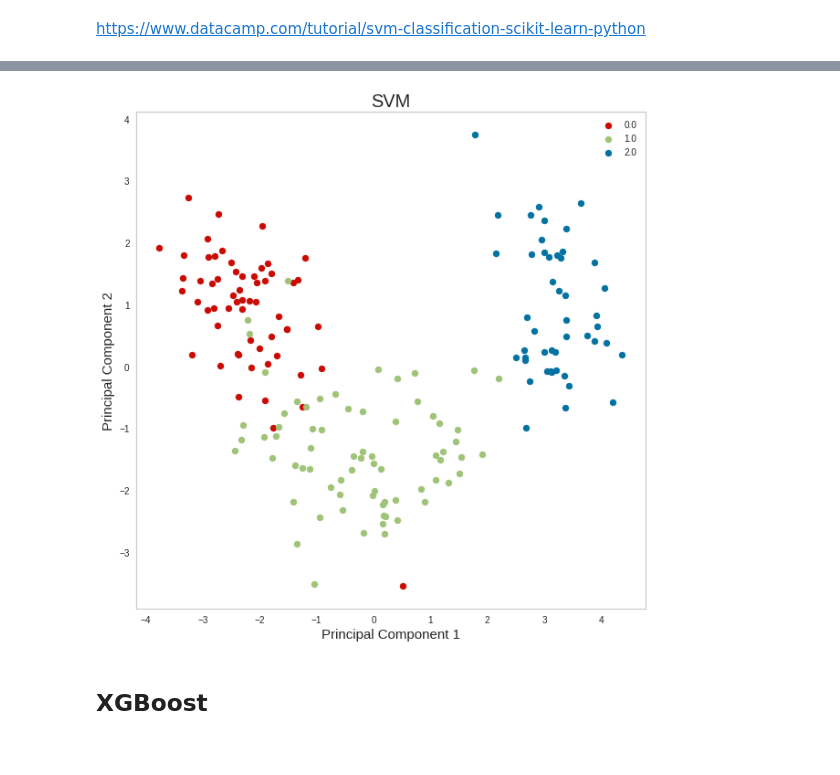
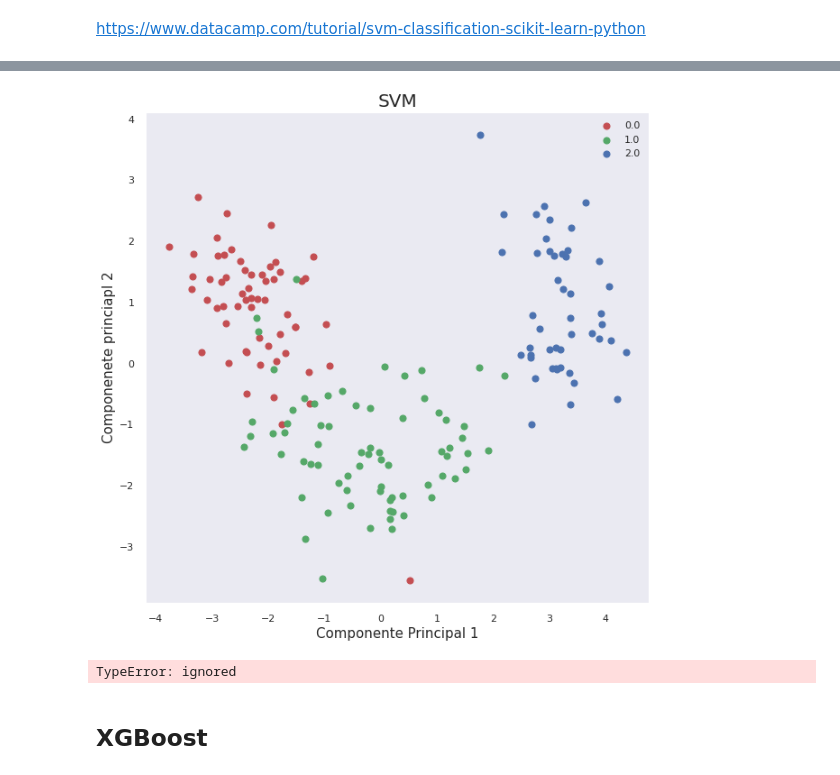
Before and after one commit to JMML2021/Sprint-7.-Algoritmes-d-aprenentatge-supervisat-Classificaci-, a Jupyter notebook: Sprint_7_Algoritmes_d’aprenentatge_supervisat_Classificacio.ipynb, the cells around one changed output, grey strips where cells are left out. Cells and saved outputs as stored; diff of their text form; code cells hidden in the pictures.

```diff
--- a/Sprint_7_Algoritmes_d’aprenentatge_supervisat_Classificacio.ipynb
+++ b/Sprint_7_Algoritmes_d’aprenentatge_supervisat_Classificacio.ipynb
@@ -430,22 +455,33 @@ metricasEjercicio2.append(['SVM', metrics.accuracy_score(y_test, y_pred),
 # %%
-# Show the graphics.
+# Muestro los Datos:
+
 fig = plt.figure(figsize = (10,10))
 ax = fig.add_subplot(1,1,1)
-ax.set_xlabel('Principal Component 1', fontsize = 15)
-ax.set_ylabel('Principal Component 2', fontsize = 15)
+ax.set_xlabel('Componente Principal 1', fontsize = 15)
+ax.set_ylabel('Componenete princiapl 2', fontsize = 15)
 ax.set_title('SVM', fontsize = 20)
 targets = [0.0, 1.0, 2.0]
 colors = ['r', 'g', 'b']
 for target, color in zip(targets,colors):
     indicesToKeep = finalDf['target'] == target
     ax.scatter(finalDf.loc[indicesToKeep, 'PC 1']
                , finalDf.loc[indicesToKeep, 'PC 2']
                , c = color
                , s = 50)
 ax.legend(targets)
 ax.grid()
 # %% [output]
-[figure, old version]
+[figure, new version]
+# %%
+# Dibujar Matriz de Confusion
+
+confusion_matrix = confusion_matrix(y_test, y_pred)
+print(confusion_matrix)
+
+plt.matshow(confusion_matrix, cmap=plt.cm.gray)
+plt.show()
+# %% [output]
+TypeError: ignored
 # %% [markdown]
 ## XGBoost
 # %% [markdown]
```
Also changed, not shown: parts of 53 cells of this notebook.
